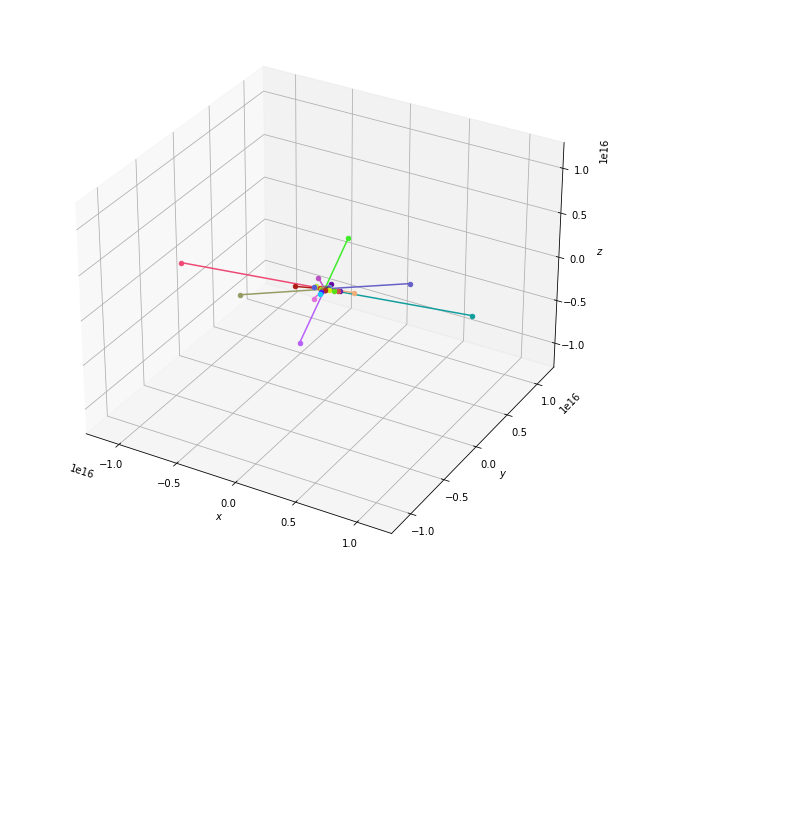
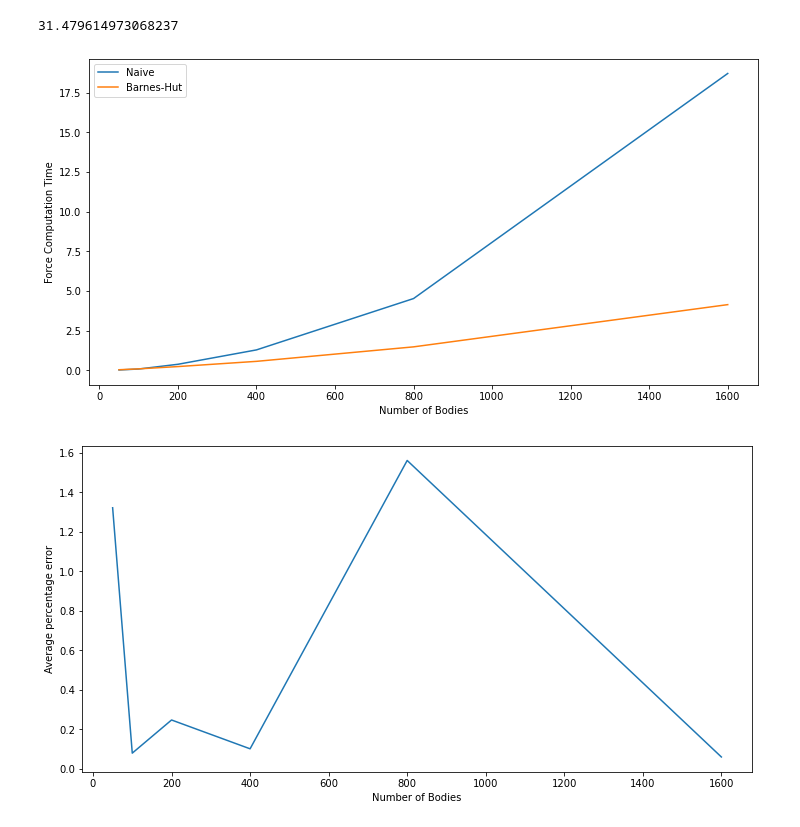
Before and after one commit to whuang259/Math714Project, a Jupyter notebook: nbody-simulation.ipynb, the cells around one changed output. Saved outputs shown, nothing was run; the diff lists cells and outputs as text; code cells hidden in the pictures; blank space fills up the shorter version.

```diff
--- a/nbody-simulation.ipynb
+++ b/nbody-simulation.ipynb
@@ -280,19 +280,51 @@ plot_3d_trajectory(soln, 10, 10, ['sun', 'earth'], ['yellow', 'blue'], True)
-# %%
-# Generate a bunch of suns
-bodies = []
-N = 100
-for i in range(N):
-    p = (np.array([np.random.rand(), np.random.rand(), 0]) - 0.5) * AU * 2
-    v = 20000 + np.array([np.random.rand(), np.random.rand(), 0]) * 10000
-    bodies.append(Body(p, SM, v))
-
-sim = NBodySimulation(bodies, RK4Integrator, BarnesHutForceCalculator)
-day = 60*60*24*30
-
-names = [""] * N
-colors = [np.random.rand(3,) for i in range(N)]
-
-soln = sim.run(day, 24)
-plot_3d_trajectory(soln, 10, 10, names, colors, False)
-# %% [output]
-[figure, removed]
+# %%
+from time import time
+
+direct_time = []
+BH_time = []
+err = []
+
+Ns = [50, 100, 200, 400, 800, 1600]
+start_t = time()
+positions = []
+masses = []
+
+for N in Ns:
+    while len(positions) < N:
+        p = 0.5 * (np.random.rand(3) * AU + AU)
+        mass = 0.5 * (np.random.rand() * SM + SM)
+        positions.append(p)
+        masses.append(mass)
+
+    t0 = time()
+    F_exact = DirectForceCalculator.compute_accelerations(positions, masses)
+    t1 = time()
+    F_approx = BarnesHutForceCalculator.compute_accelerations(positions, masses)
+    t2 = time()
+
+    direct_time.append(t1 - t0)
+    BH_time.append(t2 - t1)
+    pct_error = np.abs(F_exact - F_approx) / np.abs(F_exact)
+    err.append(np.sum(pct_error) / N)
+end_t = time()
+
+print(end_t - start_t)
+
+fig, ax = plt.subplots(1, 1, figsize=(12,6))
+plt.plot(Ns, direct_time, label="Naive")
+plt.plot(Ns, BH_time, label="Barnes-Hut")
+plt.xlabel("Number of Bodies")
+plt.ylabel("Force Computation Time")
+ax.legend()
+plt.show()
+
+
+fig, ax = plt.subplots(1, 1, figsize=(12,6))
+plt.plot(Ns, err)
+plt.xlabel("Number of Bodies")
+plt.ylabel("Average percentage error")
+plt.show()
+# %% [output]
+31.479614973068237
+[figure, added]
+[figure, added]
```
Also changed, not shown: parts of 2 cells of this notebook.
